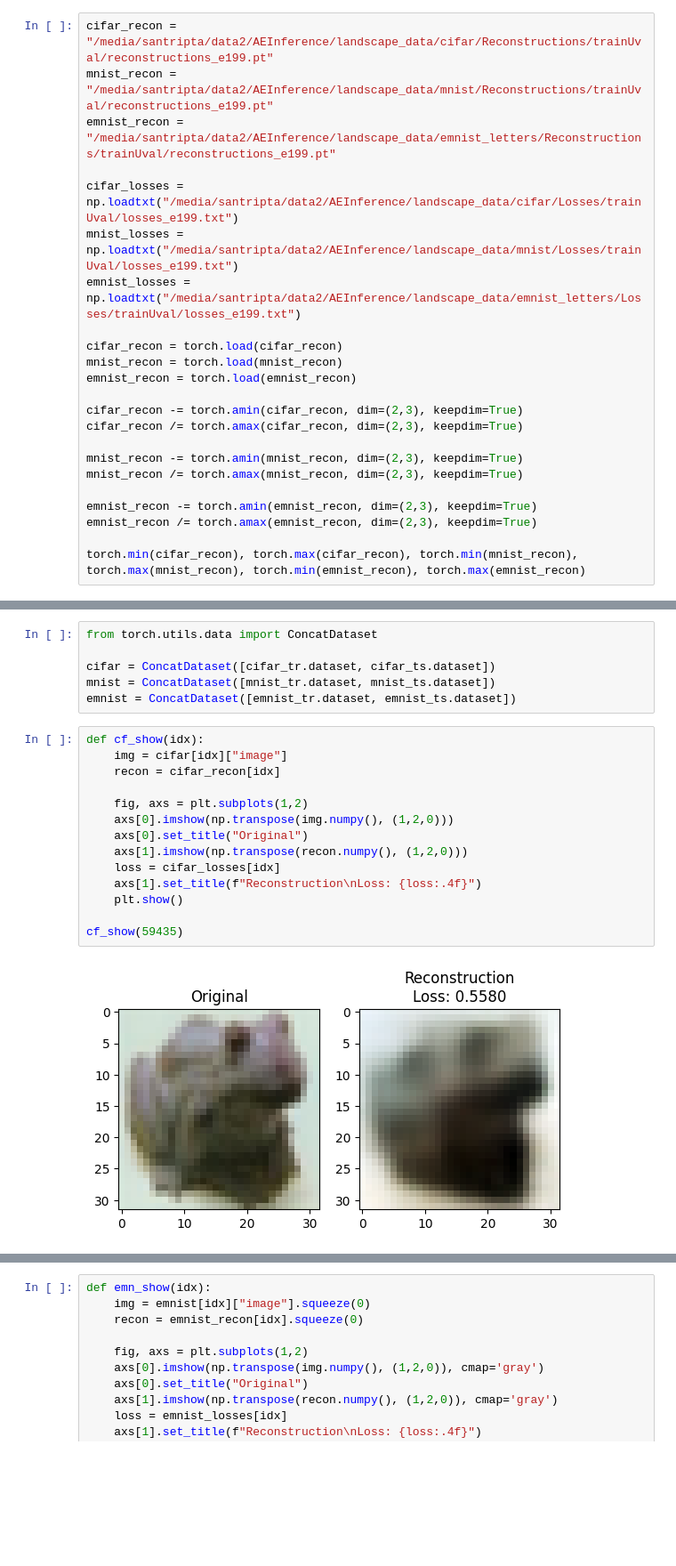
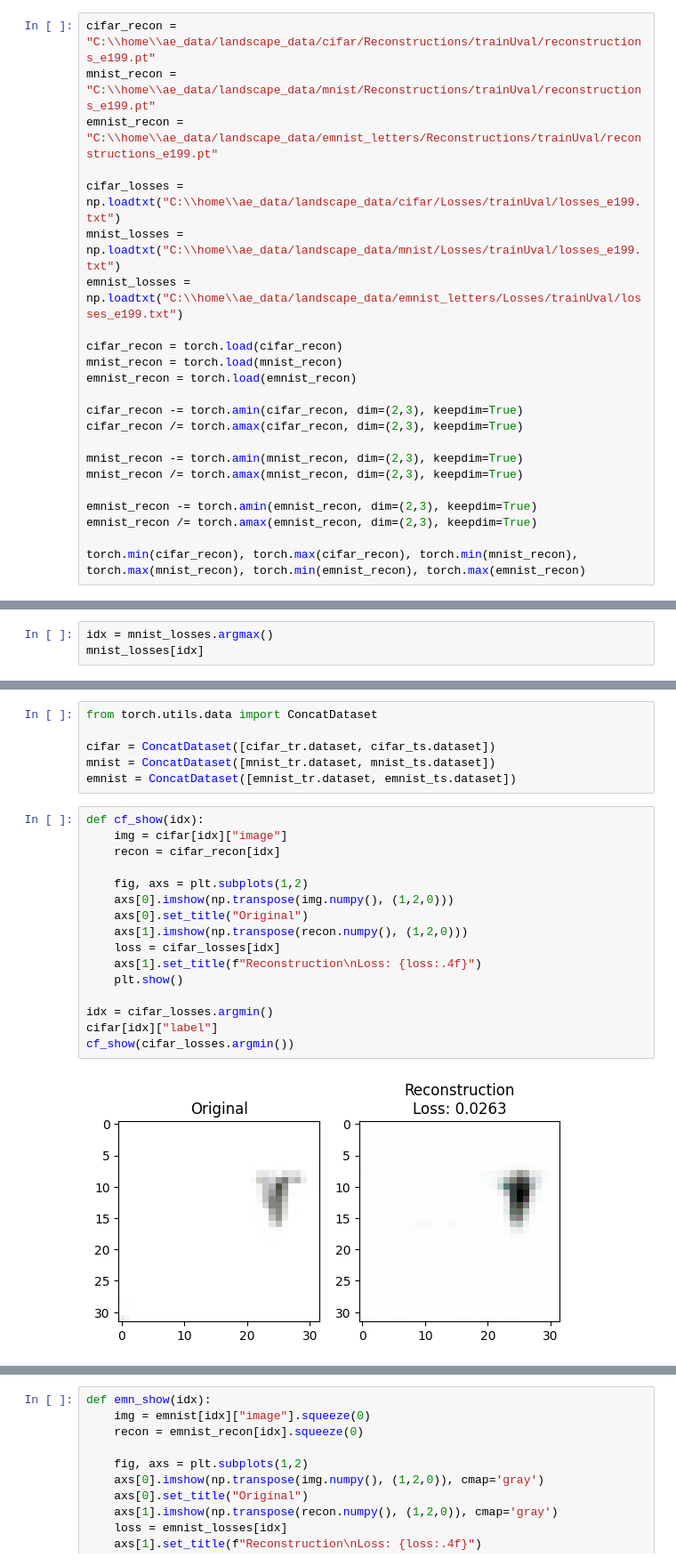
Before and after one commit to vgl-iisc/dnn-topple, a Jupyter notebook: training-inference/autoencoders/reconstructions.ipynb, the cells around one changed output, grey strips where cells are left out. Shown at 89% size. Cells and saved outputs as stored; diff of their text form; blank space fills up the shorter version.

```diff
--- a/training-inference/autoencoders/reconstructions.ipynb
+++ b/training-inference/autoencoders/reconstructions.ipynb
@@ -11,13 +11,13 @@ import os
 The autoreload extension is already loaded. To reload it, use:
   %reload_ext autoreload
 # %%
-cifar_recon = "/media/santripta/data2/AEInference/landscape_data/cifar/Reconstructions/trainUval/reconstructions_e199.pt"
-mnist_recon = "/media/santripta/data2/AEInference/landscape_data/mnist/Reconstructions/trainUval/reconstructions_e199.pt"
-emnist_recon = "/media/santripta/data2/AEInference/landscape_data/emnist_letters/Reconstructions/trainUval/reconstructions_e199.pt"
+cifar_recon = "C:\\home\\ae_data/landscape_data/cifar/Reconstructions/trainUval/reconstructions_e199.pt"
+mnist_recon = "C:\\home\\ae_data/landscape_data/mnist/Reconstructions/trainUval/reconstructions_e199.pt"
+emnist_recon = "C:\\home\\ae_data/landscape_data/emnist_letters/Reconstructions/trainUval/reconstructions_e199.pt"
 
-cifar_losses = np.loadtxt("/media/santripta/data2/AEInference/landscape_data/cifar/Losses/trainUval/losses_e199.txt")
-mnist_losses = np.loadtxt("/media/santripta/data2/AEInference/landscape_data/mnist/Losses/trainUval/losses_e199.txt")
-emnist_losses = np.loadtxt("/media/santripta/data2/AEInference/landscape_data/emnist_letters/Losses/trainUval/losses_e199.txt")
+cifar_losses = np.loadtxt("C:\\home\\ae_data/landscape_data/cifar/Losses/trainUval/losses_e199.txt")
+mnist_losses = np.loadtxt("C:\\home\\ae_data/landscape_data/mnist/Losses/trainUval/losses_e199.txt")
+emnist_losses = np.loadtxt("C:\\home\\ae_data/landscape_data/emnist_letters/Losses/trainUval/losses_e199.txt")
 
 cifar_recon = torch.load(cifar_recon)
 mnist_recon = torch.load(mnist_recon)
@@ -35,3 +35,6 @@ emnist_recon /= torch.amax(emnist_recon, dim=(2,3), keepdim=True)
 torch.min(cifar_recon), torch.max(cifar_recon), torch.min(mnist_recon), torch.max(mnist_recon), torch.min(emnist_recon), torch.max(emnist_recon)
 # %% [output]
 (tensor(0.), tensor(1.), tensor(0.), tensor(1.), tensor(0.), tensor(1.))
+# %%
+idx = mnist_losses.argmax()
+mnist_losses[idx]
@@ -55,19 +60,21 @@ emnist = ConcatDataset([emnist_tr.dataset, emnist_ts.dataset])
 # %%
 def cf_show(idx):
     img = cifar[idx]["image"]
     recon = cifar_recon[idx]
 
     fig, axs = plt.subplots(1,2)
     axs[0].imshow(np.transpose(img.numpy(), (1,2,0)))
     axs[0].set_title("Original")
     axs[1].imshow(np.transpose(recon.numpy(), (1,2,0)))
     loss = cifar_losses[idx]
     axs[1].set_title(f"Reconstruction\nLoss: {loss:.4f}")
     plt.show()
 
-cf_show(59435)
+idx = cifar_losses.argmin()
+cifar[idx]["label"]
+cf_show(cifar_losses.argmin())
 # %% [output]
-[figure, old version]
+[figure, new version]
 # %%
 def mn_show(idx):
     img = mnist[idx]["image"].squeeze(0)
```
Also changed, not shown: parts of 3 cells of this notebook, 2 other files.
